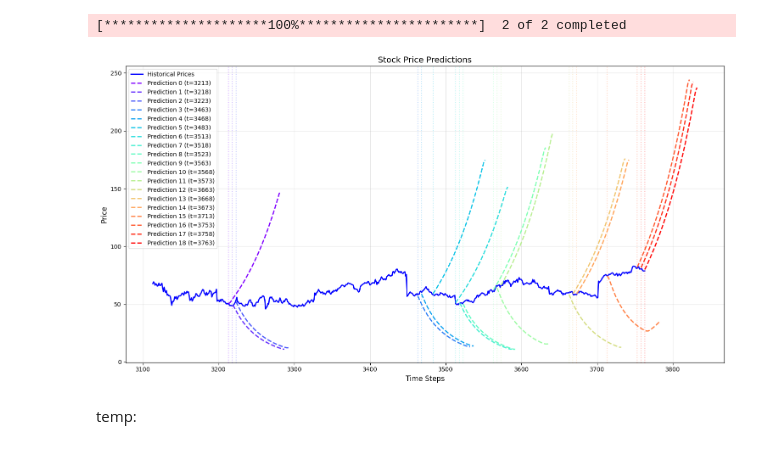
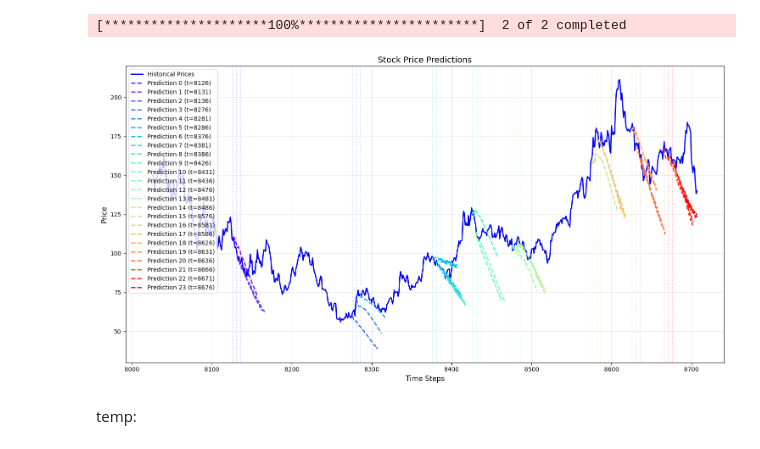
Before and after one commit to voxmenthe/FINPAK, a Jupyter notebook: src/finpak/transformer_predictions/inf_nb.ipynb, the cells around one changed output. Saved outputs shown, nothing was run; the diff lists cells and outputs as text; code cells hidden in the pictures.

```diff
--- a/src/finpak/transformer_predictions/inf_nb.ipynb
+++ b/src/finpak/transformer_predictions/inf_nb.ipynb
@@ -6,7 +6,7 @@ from preprocessing import combine_price_series
 # %%
 # val_tickers = ['AMD', 'FTNT', 'CRWD',  'CAVA', 'IBKR'] # ] , 'SNOW', 'UAL', 'DKNG',  # Validation tickers
 tickers = [
-    'FTNT', 'CAVA'
+    'AMD', 'IBKR', # 'FTNT', 'CAVA'
 ]
 start_date = '1990-01-01'
 end_date = '2024-11-02'
@@ -35,6 +35,15 @@ model_params_v0 = {
     "n_layers": 56,
     "d_ff": 2048,
     # No dropout in inference
+}
+
+model_params_v000 = {
+    "d_input": 5,
+    "n_outputs": 4,
+    "d_model": 128,
+    "n_heads": 4,
+    "n_layers": 8,
+    "d_ff": 128,
 }
 
 
@@ -48,6 +57,15 @@ model_params_v1 = {
     # No dropout in inference
 }
 
+model_params_v1a = {
+    "d_input": 5,
+    "n_outputs": 4,
+    "d_model": 1024,
+    "n_heads": 8,
+    "n_layers": 88,
+    "d_ff": 3072,
+}
+
 
 model_params_v2 = {
     "d_input": 3,
@@ -61,26 +79,28 @@ model_params_v2 = {
 # %%
 # # Get the last valid index
 last_valid_idx = torch.where(torch.isfinite(combined_prices))[0][-1].item()
-INDICES = [50, 10, 5] # [550, 545, 540, 300, 295, 280, 250, 245, 240, 200, 195, 190, 100, 95, 90, 50, 10, 5, 0]
+INDICES = [550, 545, 540, 400, 395, 390, 300, 295, 290, 250, 245, 240, 200, 195, 190, 100, 95, 90, 50, 45, 40, 10, 5, 0] # [50, 10, 5]
+INDICES = [x + 100 for x in INDICES]
 start_indices = [last_valid_idx - idx for idx in INDICES]
 
-n_future_steps = 70
+n_future_steps = 32
 sequence_length = 47
-MODEL_PARAMS = model_params_v1
+MODEL_PARAMS = model_params_v000 # model_params_v1a
 
 predict_from_checkpoint(
-    checkpoint_path="mpv1_e_70_valloss_0.0017651.pt",
+    checkpoint_path="mpv000_e291_valloss_0.0024143.pt", # "mpv1a_e_63_valloss_0.0023477.pt",
     price_series=combined_prices,
     start_indices=start_indices,
     n_steps=n_future_steps,
     model_params=MODEL_PARAMS,
     sequence_length=sequence_length,
-    return_periods=[1, 5],
+    return_periods=[1, 4, 8, 16], #[1, 5],
     sma_periods=[20],
-    use_multi_horizon=True,
-    horizon_weights=[0.9, 0.1]
+    use_multi_horizon=False,
+    debug=False,
+    horizon_weights=[0.5, 0.5] # [0.3, 0.7]
 )
 # %% [output]
-[figure, old version]
+[figure, new version]
 # %% [markdown]
 temp:
```
Also changed, not shown: parts of 1 cell of this notebook, 4 other files.
